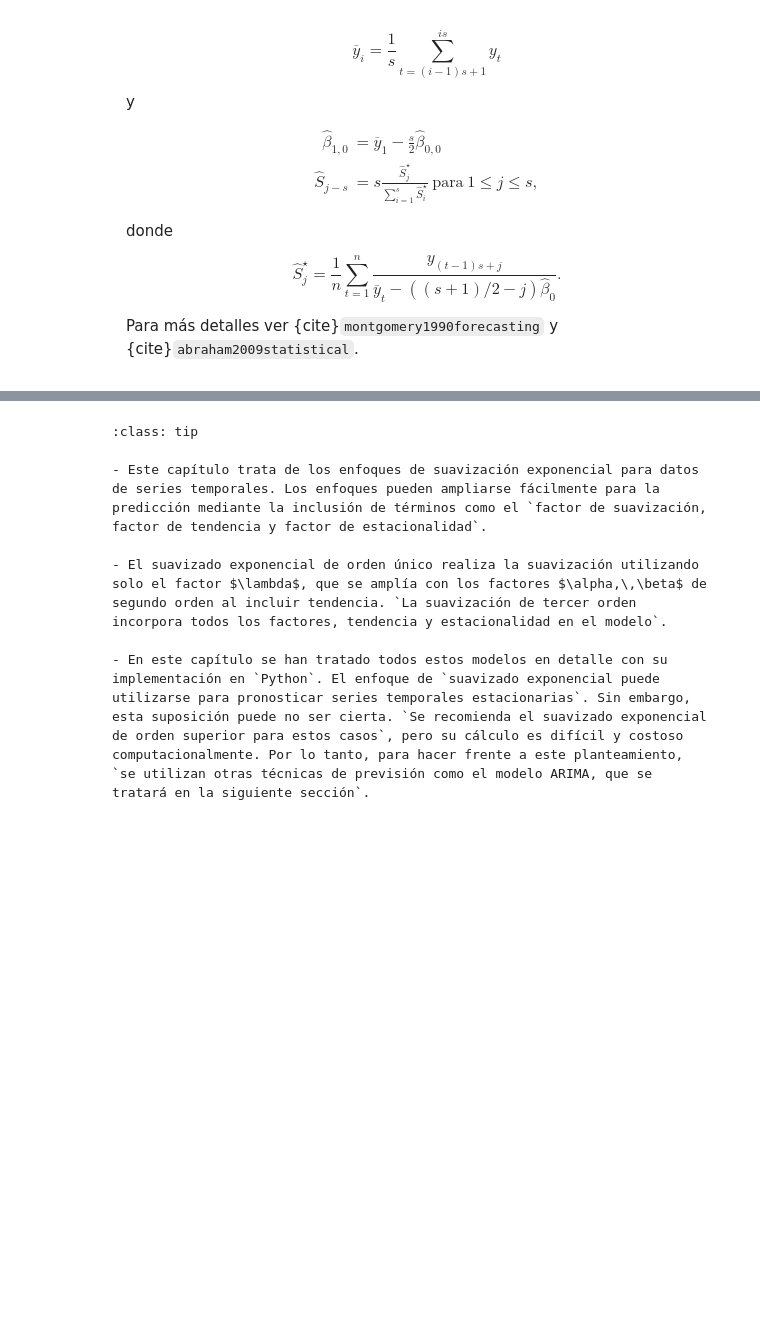
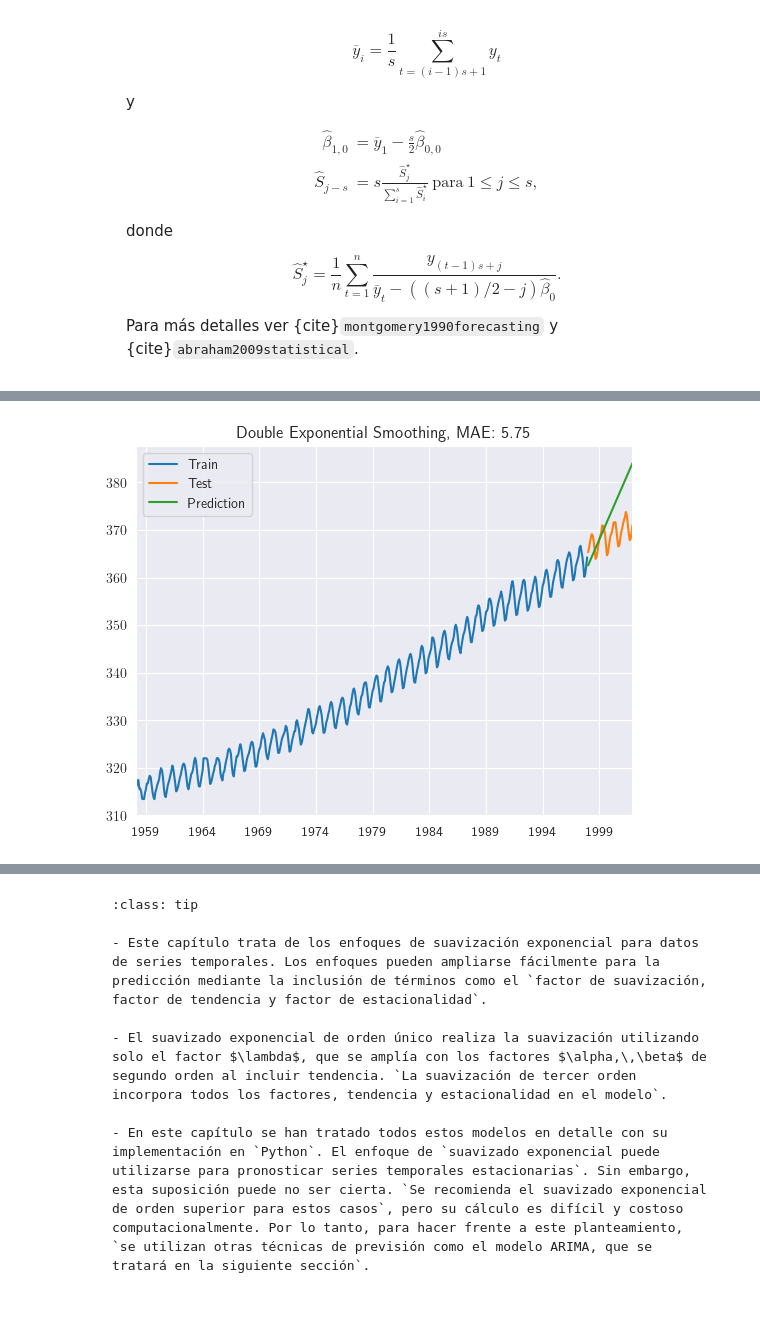
Before and after one commit to lihkir/TimeSeriesUninorte, a Jupyter notebook: _sources/exponential_smoothing.ipynb, the cells around one changed output, grey strips where cells are left out. Saved outputs shown, nothing was run; the diff lists cells and outputs as text; code cells hidden in the pictures; blank space fills up the shorter version.

```diff
--- a/_sources/exponential_smoothing.ipynb
+++ b/_sources/exponential_smoothing.ipynb
@@ -1687,0 +1414,11 @@ leg = ax.legend();
+# %%
+def des_base_model(train, test, trend, smoothing_level, smoothing_trend, step, title="Double Exponential Smoothing"):
+
+    des_model = ExponentialSmoothing(train, trend=trend).fit(smoothing_level=smoothing_level, smoothing_slope=smoothing_trend)
+    y_pred = des_model.forecast(step)
+    mae = mean_absolute_error(test, y_pred)
+    plot_model(train, test, y_pred, title)
+# %%
+des_base_model(train, test, trend='add', smoothing_level=0.5, smoothing_trend=0.5, step=48)
+# %% [output]
+[figure, added]
```
Also changed, not shown: parts of 79 cells of this notebook, 10 other files.
